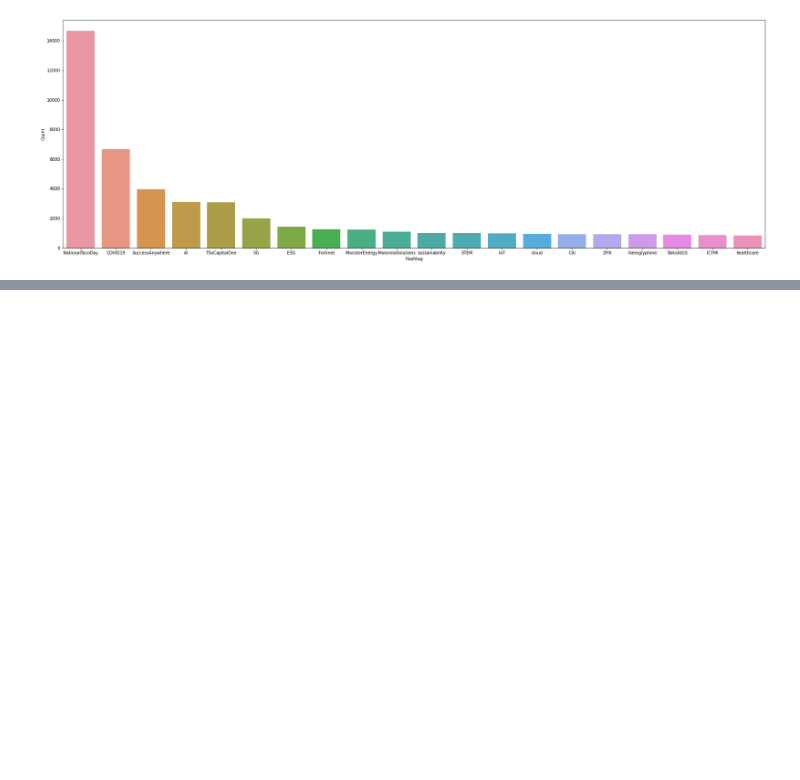
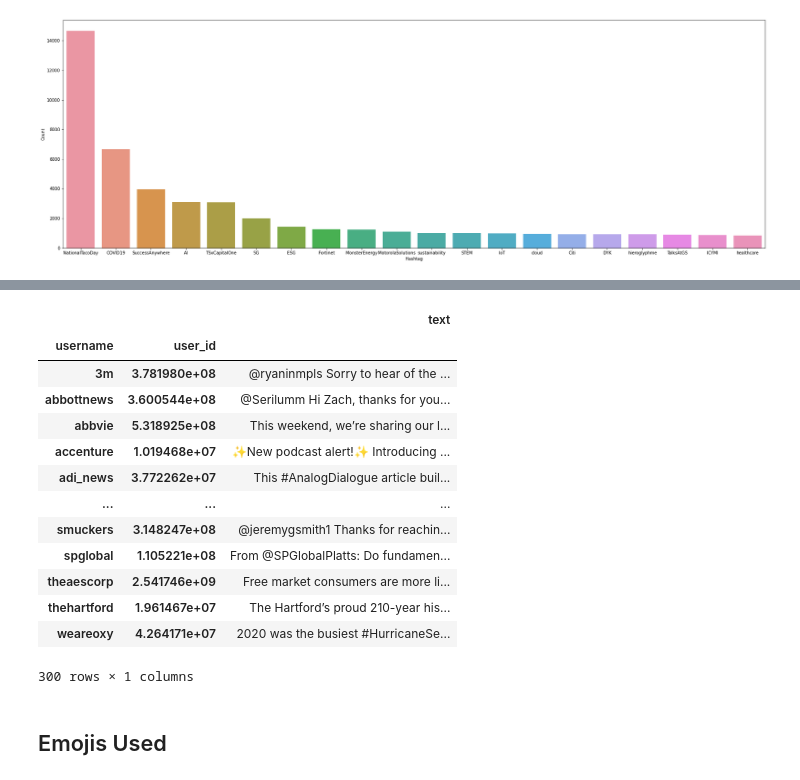
Before and after one commit to henrystoll/p-nlp, a Jupyter notebook: eda_twitter.ipynb, the cells around one changed output, grey strips where cells are left out. Drawn from its saved outputs; the diff is of its cells as text; code cells hidden in the pictures; blank space fills up the shorter version.

```diff
--- a/eda_twitter.ipynb
+++ b/eda_twitter.ipynb
@@ -92,0 +135,20 @@ plt.show()
+# %%
+grouped=df.groupby(['username','user_id'])
+grouped.first()
+# %% [output]
+|  |  | text |
+| username | user_id |  |
+| 3m | 3.781980e+08 | @ryaninmpls Sorry to hear of the ... |
+| abbottnews | 3.600544e+08 | @Serilumm Hi Zach, thanks for you... |
+| abbvie | 5.318925e+08 | This weekend, we’re sharing our l... |
+| accenture | 1.019468e+07 | ✨New podcast alert!✨ Introducing ... |
+| adi_news | 3.772262e+07 | This #AnalogDialogue article buil... |
+| ... | ... | ... |
+| smuckers | 3.148247e+08 | @jeremygsmith1 Thanks for reachin... |
+| spglobal | 1.105221e+08 | From @SPGlobalPlatts: Do fundamen... |
+| theaescorp | 2.541746e+09 | Free market consumers are more li... |
+| thehartford | 1.961467e+07 | The Hartford’s proud 210-year his... |
+| weareoxy | 4.264171e+07 | 2020 was the busiest #HurricaneSe... |
+300 rows × 1 columns
+# %% [markdown]
+## Emojis Used
```
Also changed, not shown: parts of 23 cells of this notebook, 2 other files.
